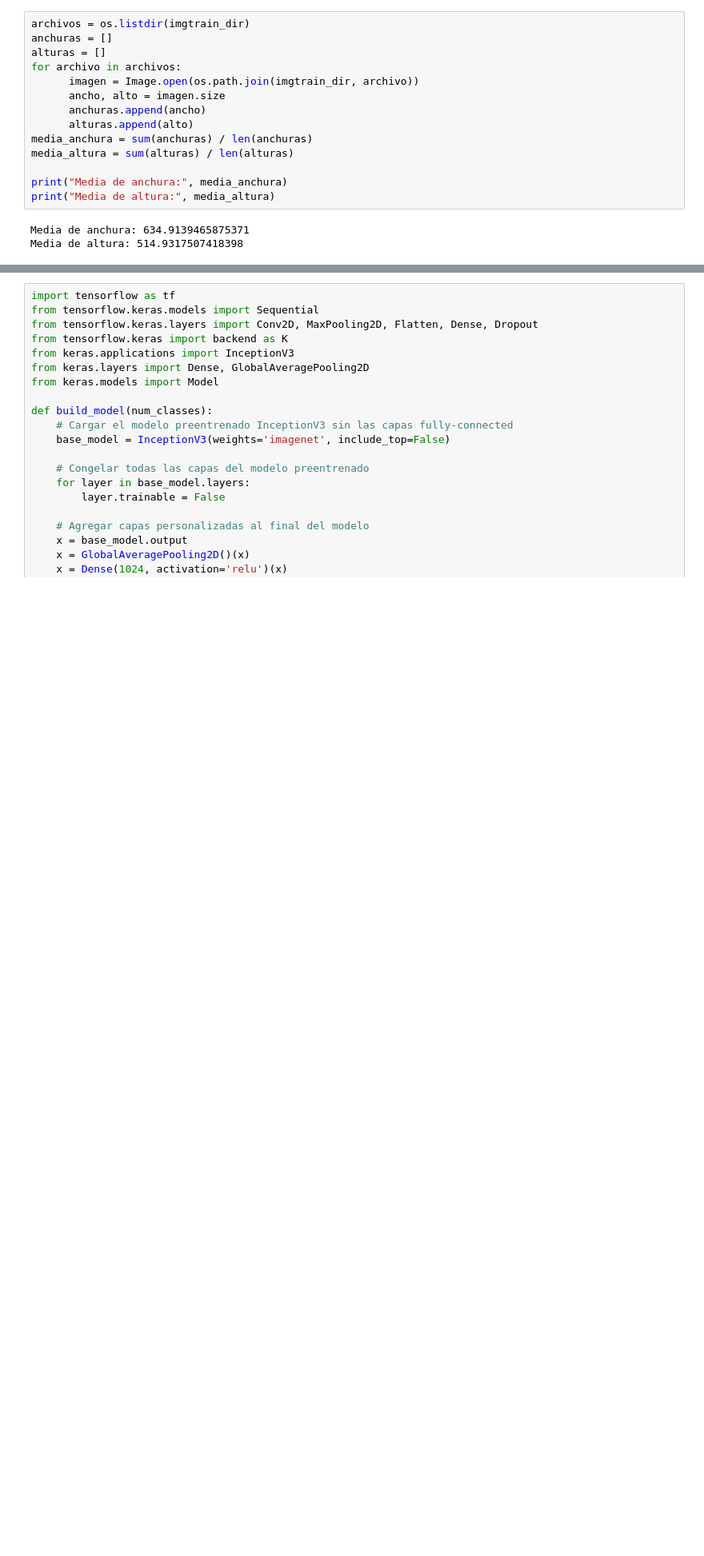
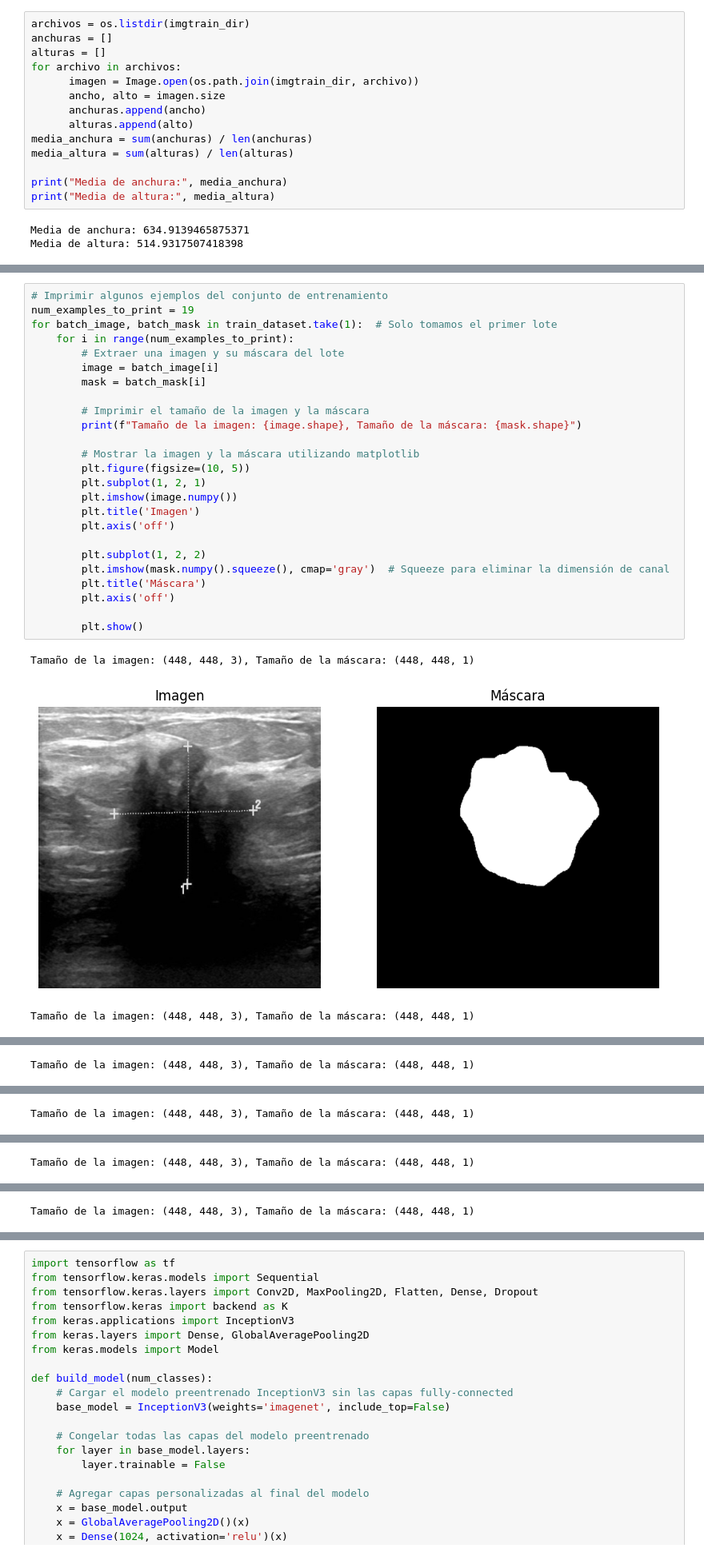
Before and after one commit to 288756/VisArtificial, a Jupyter notebook: Miniproyecto.ipynb, the cells around one changed output, grey strips where cells are left out. Shown at 80% size. Cells and saved outputs as stored; diff of their text form; blank space fills up the shorter version.

```diff
--- a/Miniproyecto.ipynb
+++ b/Miniproyecto.ipynb
@@ -161,0 +241,29 @@ Número de lotes del conjunto de test: 3
+# %%
+# Imprimir algunos ejemplos del conjunto de entrenamiento
+num_examples_to_print = 19
+for batch_image, batch_mask in train_dataset.take(1):  # Solo tomamos el primer lote
+    for i in range(num_examples_to_print):
+        # Extraer una imagen y su máscara del lote
+        image = batch_image[i]
+        mask = batch_mask[i]
+
+        # Imprimir el tamaño de la imagen y la máscara
+        print(f"Tamaño de la imagen: {image.shape}, Tamaño de la máscara: {mask.shape}")
+
+        # Mostrar la imagen y la máscara utilizando matplotlib
+        plt.figure(figsize=(10, 5))
+        plt.subplot(1, 2, 1)
+        plt.imshow(image.numpy())
+        plt.title('Imagen')
+        plt.axis('off')
+
+        plt.subplot(1, 2, 2)
+        plt.imshow(mask.numpy().squeeze(), cmap='gray')  # Squeeze para eliminar la dimensión de canal
+        plt.title('Máscara')
+        plt.axis('off')
+
+        plt.show()
+# %% [output]
+Tamaño de la imagen: (448, 448, 3), Tamaño de la máscara: (448, 448, 1)
+[figure, added]
+Tamaño de la imagen: (448, 448, 3), Tamaño de la máscara: (448, 448, 1)
@@ -161,0 +271 @@ Número de lotes del conjunto de test: 3
+Tamaño de la imagen: (448, 448, 3), Tamaño de la máscara: (448, 448, 1)
@@ -161,0 +273 @@ Número de lotes del conjunto de test: 3
+Tamaño de la imagen: (448, 448, 3), Tamaño de la máscara: (448, 448, 1)
@@ -161,0 +275 @@ Número de lotes del conjunto de test: 3
+Tamaño de la imagen: (448, 448, 3), Tamaño de la máscara: (448, 448, 1)
@@ -161,0 +277 @@ Número de lotes del conjunto de test: 3
+Tamaño de la imagen: (448, 448, 3), Tamaño de la máscara: (448, 448, 1)
```
Also changed, not shown: parts of 6 cells of this notebook.
